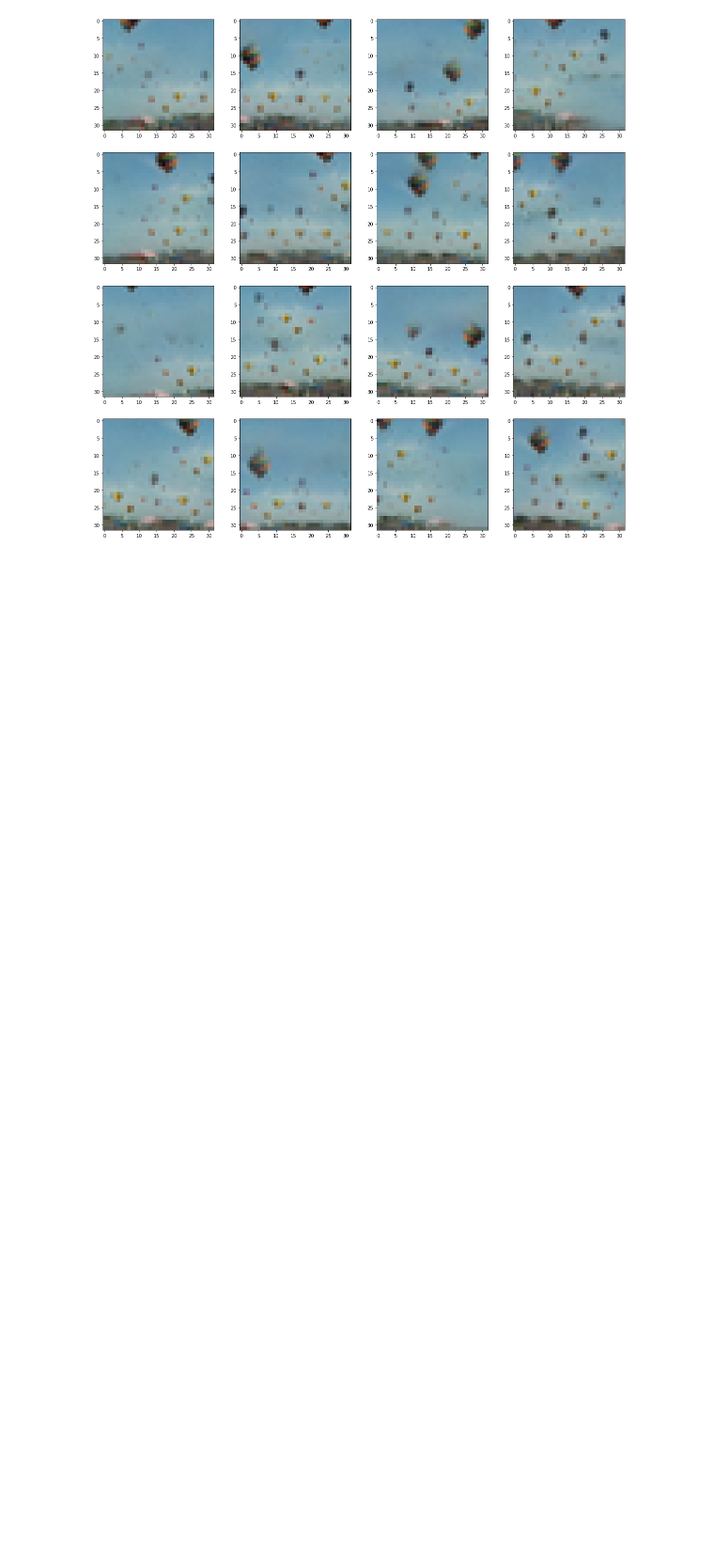
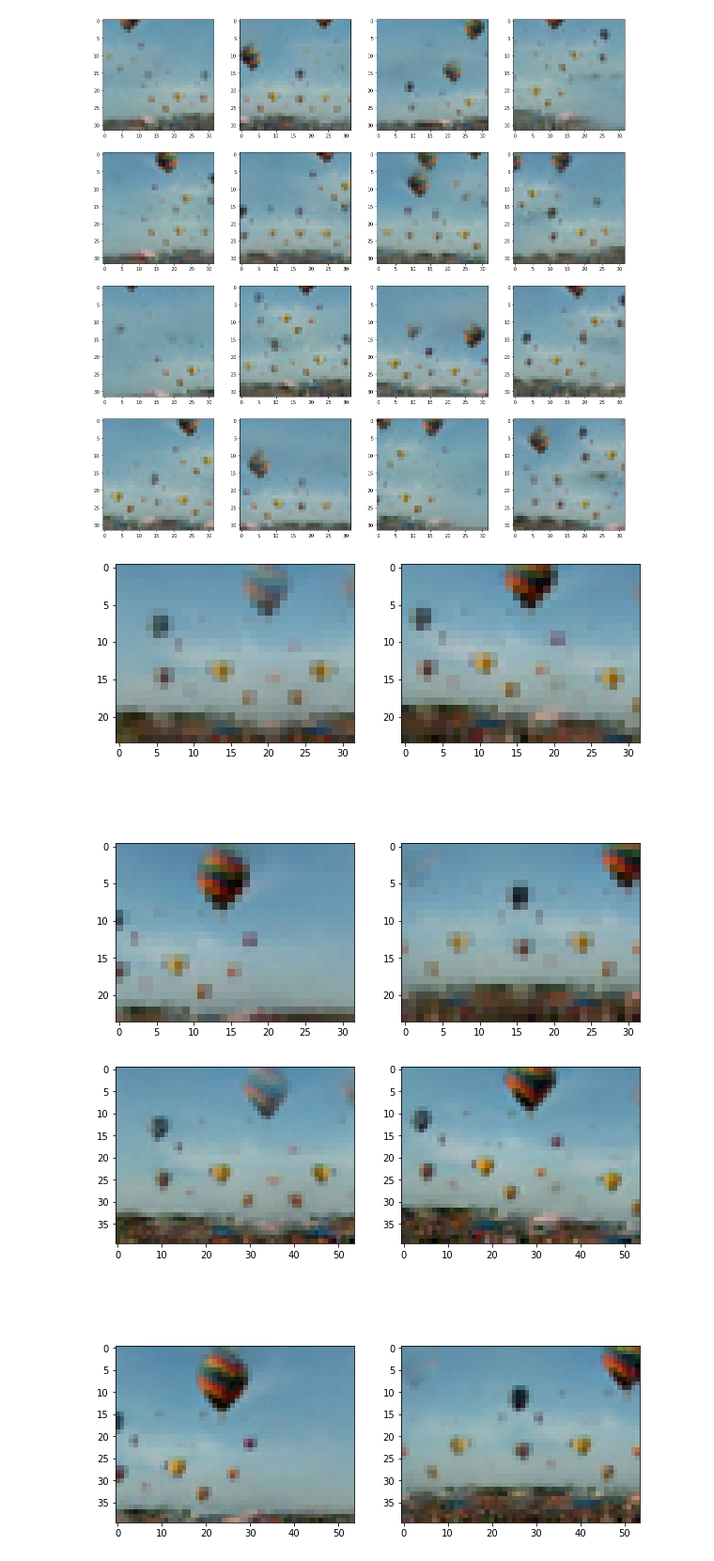
Before and after one commit to yanivnik/sinfusion-code, a Jupyter notebook: main.ipynb, the cells around one changed output. Shown at 94% size. Cells and saved outputs as stored; diff of their text form; code cells hidden in the pictures; blank space fills up the shorter version.

```diff
--- a/main.ipynb
+++ b/main.ipynb
@@ -39,17 +39,18 @@ from models.unet import Unet
 from models.nextnet import NextNet
 from models.modules import *
 # %%
-def show_sample(sample):
+def show_sample(sample, figsize_mult=5):
     s = (sample.clamp(-1, 1) + 1) / 2
     s = (s * 255).type(torch.uint8).moveaxis(1, 3)
     s = s.cpu().numpy()
 
     grid_size = int(len(s) ** 0.5)
     if grid_size > 1:
-        f, axarr = plt.subplots(grid_size, grid_size, figsize=(5 * grid_size, 5 * grid_size))
+        f, axarr = plt.subplots(grid_size, grid_size, figsize=(figsize_mult * grid_size, figsize_mult * grid_size))
         for idx, img in enumerate(s):
             axarr[idx // grid_size, idx % grid_size].imshow(img)
     else:
+        plt.figure(figsize=None if figsize_mult==5 else (figsize_mult, figsize_mult))
         plt.imshow(s[0])
 
     plt.show()
@@ -595,0 +623,27 @@ show_sample(s1)
+# %%
+batch = 4
+sizes = [(186, 248)]
+for i in range(1, levels):
+    sizes.insert(0, (int(sizes[0][0] * size_ratios), int(sizes[0][1] * size_ratios)))
+
+s0 = level0.sample(image_size=sizes[0], batch_size=batch)
+show_sample(s0)
+s0_r = resize(s0, out_shape=sizes[1])
+
+s1 = level1.sample(s0_r, image_size=sizes[1])
+show_sample(s1)
+s1_r = resize(s1, out_shape=sizes[2])
+
+s2 = level2.sample(s1_r, image_size=sizes[2])
+show_sample(s2)
+s2_r = resize(s2, out_shape=sizes[3])
+
+s3 = level3.sample(s2_r, image_size=sizes[3])
+show_sample(s3)
+s3_r = resize(s3, out_shape=sizes[4])
+
+s4 = level4.sample(s3_r, image_size=sizes[4])
+show_sample(s4, 15)
+# %% [output]
+[figure, added]
+[figure, added]
```
Also changed, not shown: parts of 4 cells of this notebook, 8 other files.
